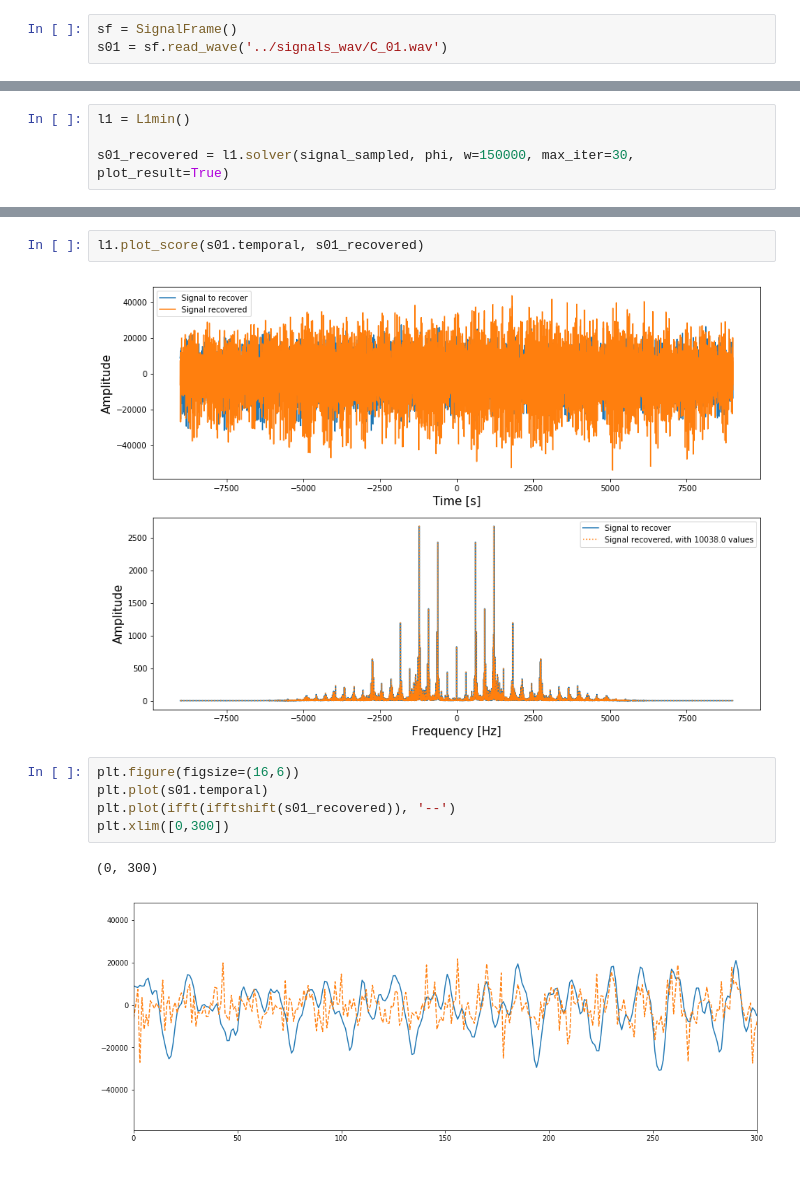
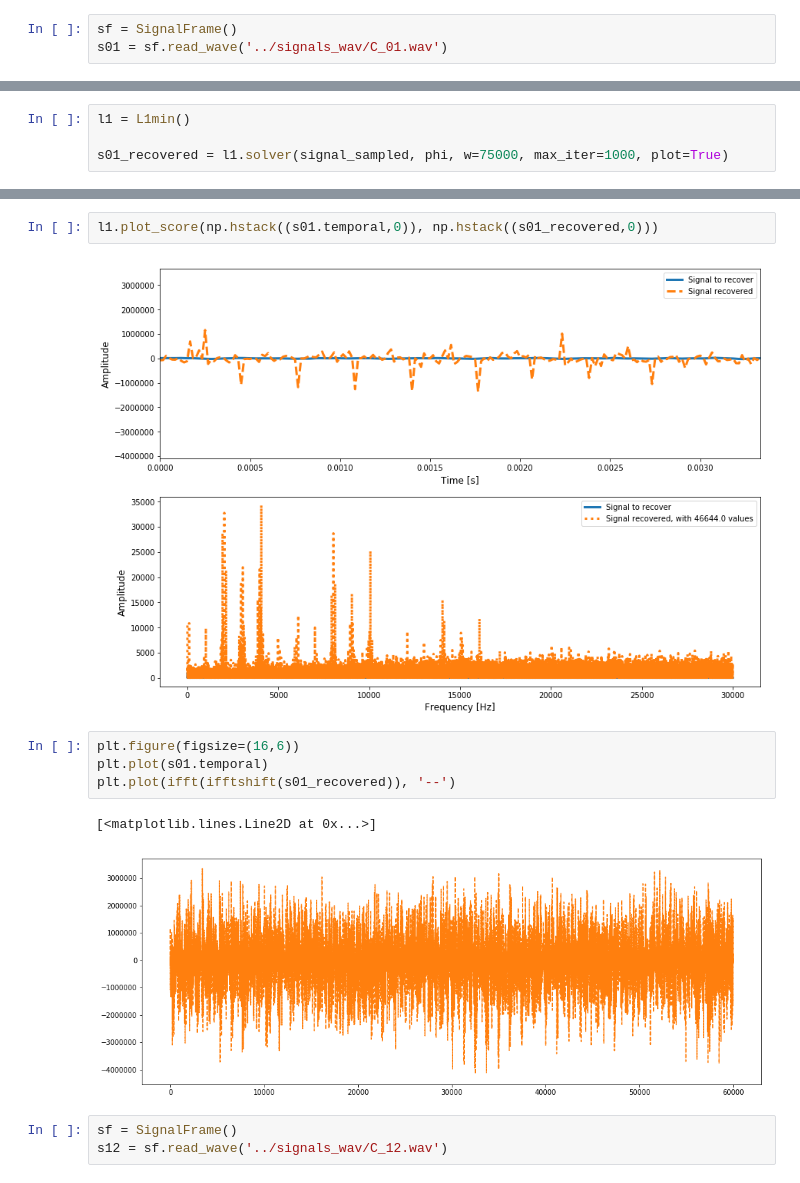
Before and after one commit to colin-ai/compressed-sensing, a Jupyter notebook: pyCompressSensing/compress_sensing.ipynb, the cells around one changed output, grey strips where cells are left out. Drawn from its saved outputs; the diff is of its cells as text.

```diff
--- a/pyCompressSensing/compress_sensing.ipynb
+++ b/pyCompressSensing/compress_sensing.ipynb
@@ -137,5 +201,5 @@ Sampling performed : 6000 instants
 # %%
 l1 = L1min()
 
-s01_recovered = l1.solver(signal_sampled, phi, w=150000, max_iter=30, plot_result=True)
+s01_recovered = l1.solver(signal_sampled, phi, w=75000, max_iter=1000, plot=True)
 # %% [output]
@@ -143,12 +207,14 @@ s01_recovered = l1.solver(signal_sampled, phi, w=150000, max_iter=30, plot_resul
 # %%
-l1.plot_score(s01.temporal, s01_recovered)
+l1.plot_score(np.hstack((s01.temporal,0)), np.hstack((s01_recovered,0)))
 # %% [output]
-[figure, old version]
+[figure, new version]
 # %%
 plt.figure(figsize=(16,6))
 plt.plot(s01.temporal)
 plt.plot(ifft(ifftshift(s01_recovered)), '--')
-plt.xlim([0,300])
 # %% [output]
-(0, 300)
+[<matplotlib.lines.Line2D at 0x...>]
-[figure, old version]
+[figure, new version]
+# %%
+sf = SignalFrame()
+s12 = sf.read_wave('../signals_wav/C_12.wav')
```
Also changed, not shown: parts of 46 cells of this notebook, 3 other files.
